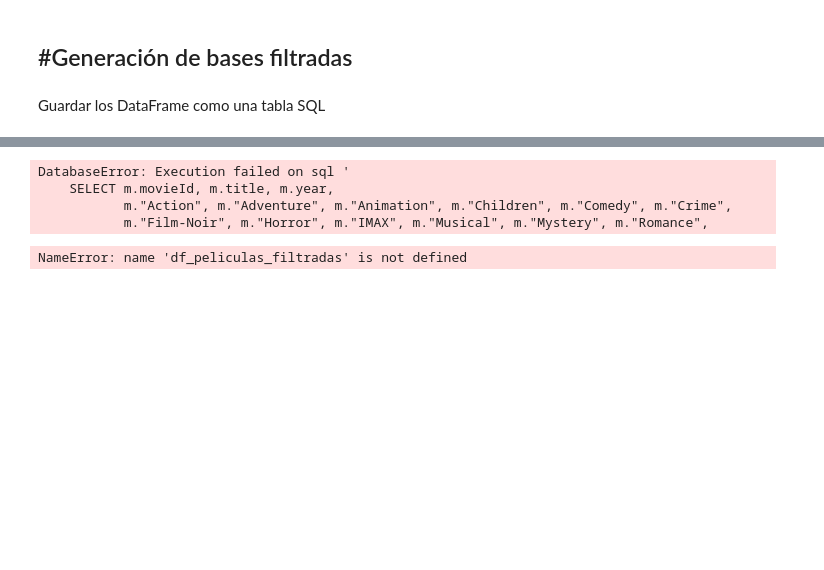
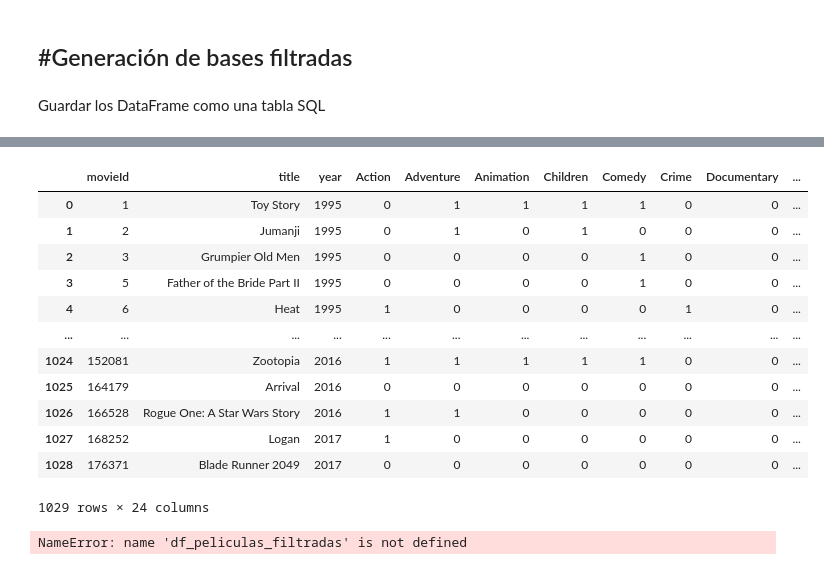
Before and after one commit to ValentinaJimenezTorres/A3_marketing, a Jupyter notebook: b_exploracion_limpieza.ipynb, the cells around one changed output, grey strips where cells are left out. Saved outputs shown, nothing was run; the diff lists cells and outputs as text; code cells hidden in the pictures; blank space fills up the shorter version.

```diff
--- a/b_exploracion_limpieza.ipynb
+++ b/b_exploracion_limpieza.ipynb
@@ -759,25 +783,53 @@ Guardar los DataFrame como una tabla SQL
 # %%
-# Crear DataFrame con películas que tienen género y más de 10 calificaciones, incluyendo las calificaciones (peliculas con rating entre 4 y 5)
-df_peliculas_filtradas = pd.read_sql("""
-    SELECT m.movieId, m.title, m.year,
-           m."Action", m."Adventure", m."Animation", m."Children", m."Comedy", m."Crime",
-           m."Film-Noir", m."Horror", m."IMAX", m."Musical", m."Mystery", m."Romance",
-           m."Sci-Fi", m."Thriller", m."War", m."Western",
-           AVG(r.rating) AS avg_rating,
-           COUNT(r.rating) AS num_ratings
-    FROM movies_clean m
-    JOIN ratings r ON m.movieId = r.movieId
-    WHERE m."(no genres listed)" = 0
-      AND r.rating BETWEEN 4 AND 5
-    GROUP BY m.movieId, m.title, m.year
-    HAVING COUNT(r.rating) > 10
-""", con)
+# # Crear DataFrame con películas que tienen género y más de 10 calificaciones, incluyendo las calificaciones (peliculas con rating entre 4 y 5)
+# df_peliculas_filtradas1 = pd.read_sql("""
+#     SELECT m.movieId, m.title, m.year,
+#            m."Action", m."Adventure", m."Animation", m."Children", m."Comedy", m."Crime",
+#            m."Film-Noir", m."Horror", m."IMAX", m."Musical", m."Mystery", m."Romance",
+#            m."Sci-Fi", m."Thriller", m."War", m."Western",
+#            AVG(r.rating) AS avg_rating,
+#            COUNT(r.rating) AS num_ratings
+#     FROM movies_clean m
+#     JOIN ratings r ON m.movieId = r.movieId
+#     WHERE r.rating BETWEEN 4 AND 5
+#     GROUP BY m.movieId, m.title, m.year
+#     HAVING COUNT(r.rating) > 10
+# """, con)
 
-df_peliculas_filtradas
+# df_peliculas_filtradas1
-# %% [output]
-DatabaseError: Execution failed on sql '
-    SELECT m.movieId, m.title, m.year,
-           m."Action", m."Adventure", m."Animation", m."Children", m."Comedy", m."Crime",
-           m."Film-Noir", m."Horror", m."IMAX", m."Musical", m."Mystery", m."Romance",
+# %%
+df_peliculas_filtradas = pd.read_sql("""
+    SELECT m.movieId, m.title, m.year,
+           m."Action", m."Adventure", m."Animation", m."Children", m."Comedy", m."Crime",
+           m."Documentary", m."Drama", m."Fantasy", m."Film-Noir", m."Horror", m."IMAX",
+           m."Musical", m."Mystery", m."Romance", m."Sci-Fi", m."Thriller", m."War", m."Western",
+           AVG(r.rating) AS avg_rating,
+           COUNT(r.rating) AS num_ratings
+    FROM movies_clean m
+    JOIN ratings r ON m.movieId = r.movieId
+    WHERE (m."Action" + m."Adventure" + m."Animation" + m."Children" + m."Comedy" +
+           m."Crime" + m."Documentary" + m."Drama" + m."Fantasy" + m."Film-Noir" +
+           m."Horror" + m."IMAX" + m."Musical" + m."Mystery" + m."Romance" +
+           m."Sci-Fi" + m."Thriller" + m."War" + m."Western") >= 1
+      AND r.rating BETWEEN 4 AND 5
+    GROUP BY m.movieId, m.title, m.year
+    HAVING COUNT(r.rating) > 10
+""", con)
+
+df_peliculas_filtradas
+# %% [output]
+|  | movieId | title | year | Action | Adventure | Animation | Children | Comedy | Crime | Documentary | ... |
+| 0 | 1 | Toy Story | 1995 | 0 | 1 | 1 | 1 | 1 | 0 | 0 | ... |
+| 1 | 2 | Jumanji | 1995 | 0 | 1 | 0 | 1 | 0 | 0 | 0 | ... |
+| 2 | 3 | Grumpier Old Men | 1995 | 0 | 0 | 0 | 0 | 1 | 0 | 0 | ... |
+| 3 | 5 | Father of the Bride Part II | 1995 | 0 | 0 | 0 | 0 | 1 | 0 | 0 | ... |
+| 4 | 6 | Heat | 1995 | 1 | 0 | 0 | 0 | 0 | 1 | 0 | ... |
+| ... | ... | ... | ... | ... | ... | ... | ... | ... | ... | ... | ... |
+| 1024 | 152081 | Zootopia | 2016 | 1 | 1 | 1 | 1 | 1 | 0 | 0 | ... |
+| 1025 | 164179 | Arrival | 2016 | 0 | 0 | 0 | 0 | 0 | 0 | 0 | ... |
+| 1026 | 166528 | Rogue One: A Star Wars Story | 2016 | 1 | 1 | 0 | 0 | 0 | 0 | 0 | ... |
+| 1027 | 168252 | Logan | 2017 | 1 | 0 | 0 | 0 | 0 | 0 | 0 | ... |
+| 1028 | 176371 | Blade Runner 2049 | 2017 | 0 | 0 | 0 | 0 | 0 | 0 | 0 | ... |
+1029 rows × 24 columns
 # %%
 df_peliculas_filtradas.to_sql('full_ratings', con, if_exists='replace', index=False)
```
Also changed, not shown: parts of 4 cells of this notebook, 2 other files.
